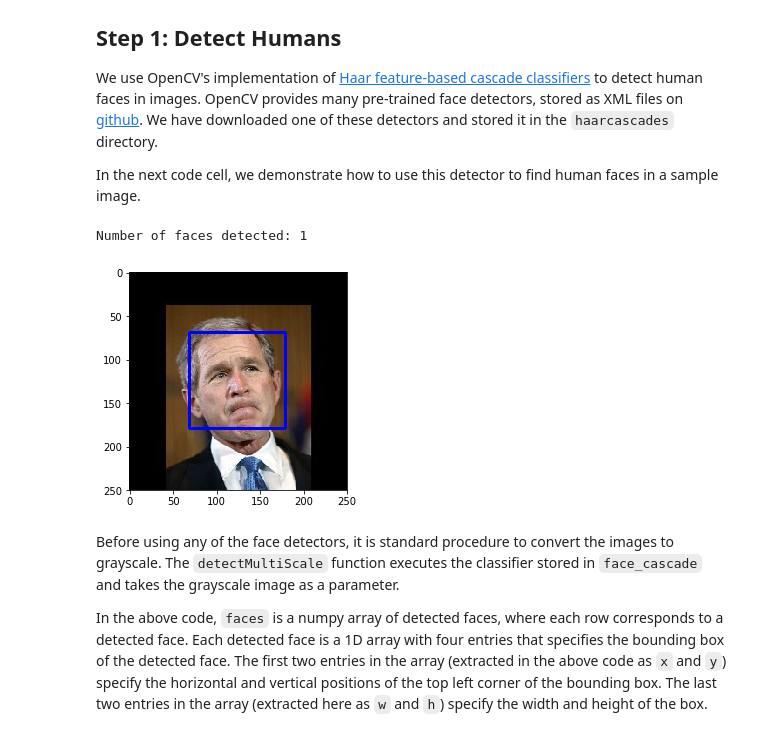
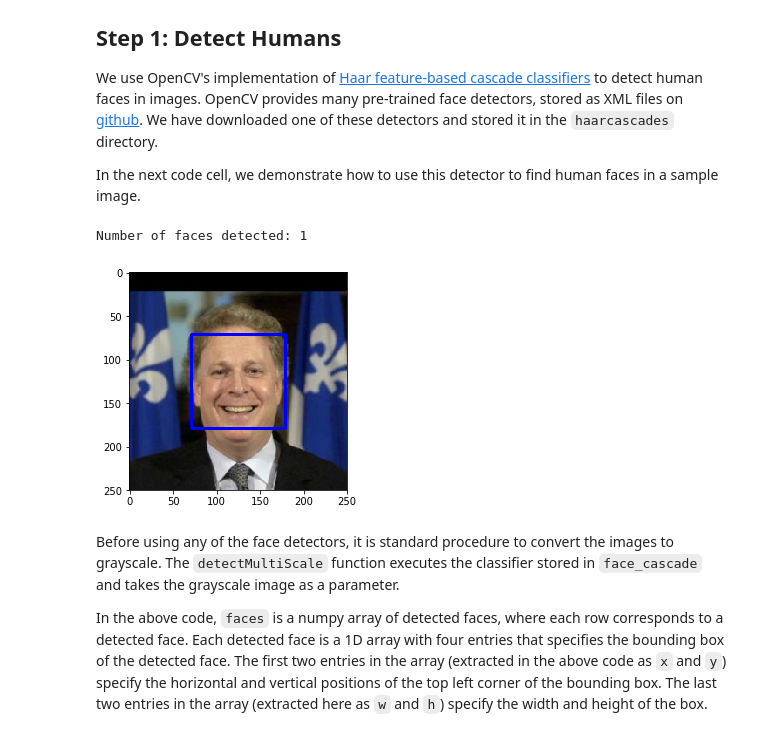
Before and after one commit to danielblignaut/dog-breed-cnn-classifier, a Jupyter notebook: dog_app.ipynb, the cells around one changed output. Drawn from its saved outputs; the diff is of its cells as text; code cells hidden in the pictures.

```diff
--- a/dog_app.ipynb
+++ b/dog_app.ipynb
@@ -113,35 +117,39 @@ In the next code cell, we demonstrate how to use this detector to find human fac
 import cv2
 import matplotlib.pyplot as plt
 %matplotlib inline
 
 # extract pre-trained face detector
 face_cascade = cv2.CascadeClassifier('haarcascades/haarcascade_frontalface_alt.xml')
 
 # load color (BGR) image
-img = cv2.imread(human_files[3])
+img = cv2.imread(human_files[6])
 # convert BGR image to grayscale
 gray = cv2.cvtColor(img, cv2.COLOR_BGR2GRAY)
 
 # find faces in image
 faces = face_cascade.detectMultiScale(gray)
 
+
 # print number of faces detected in the image
 print('Number of faces detected:', len(faces))
+
 
 # get bounding box for each detected face
 for (x,y,w,h) in faces:
     # add bounding box to color image
     cv2.rectangle(img,(x,y),(x+w,y+h),(255,0,0),2)
+    roi_gray = gray[y:y+h, x:x+w]
+    roi_color = img[y:y+h, x:x+w]
 
 # convert BGR image to RGB for plotting
 cv_rgb = cv2.cvtColor(img, cv2.COLOR_BGR2RGB)
 
 # display the image, along with bounding box
 plt.imshow(cv_rgb)
 plt.show()
 # %% [output]
 Number of faces detected: 1
-[figure, old version]
+[figure, new version]
 # %% [markdown]
 Before using any of the face detectors, it is standard procedure to convert the images to grayscale.  The `detectMultiScale` function executes the classifier stored in `face_cascade` and takes the grayscale image as a parameter.
 
```
Also changed, not shown: parts of 53 cells of this notebook, 4 other files.
